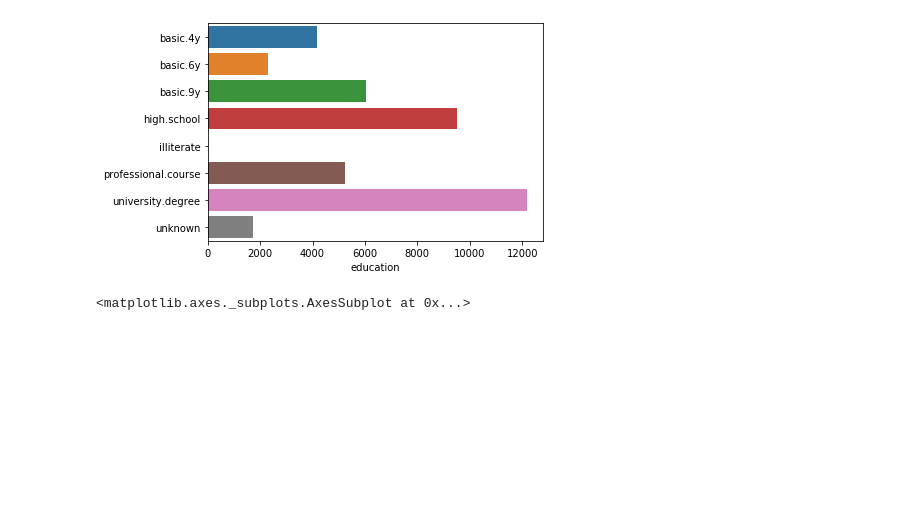
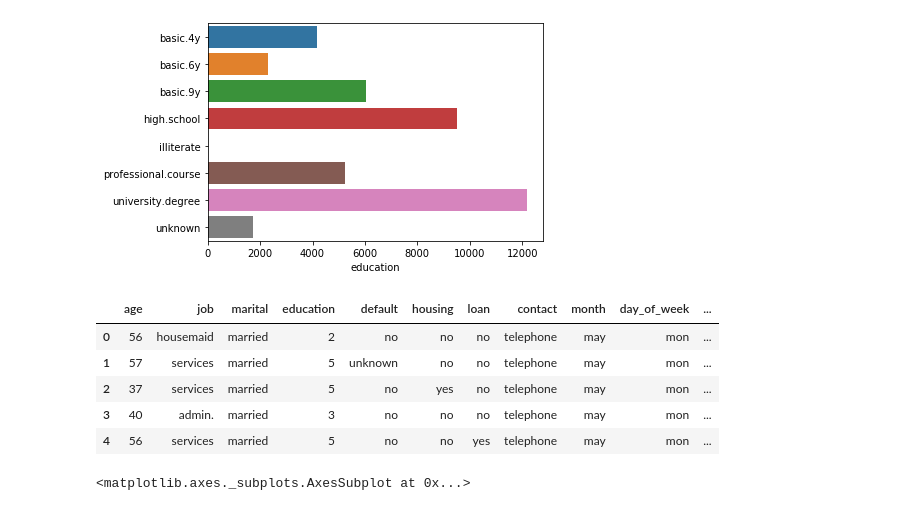
Before and after one commit to panyihuei/datamining-learning, a Jupyter notebook: HW1 Decision Tree/HW 1 Bank marketing.ipynb, the cells around one changed output. Saved outputs shown, nothing was run; the diff lists cells and outputs as text; code cells hidden in the pictures; blank space fills up the shorter version.

```diff
--- a/HW1 Decision Tree/HW 1 Bank marketing.ipynb
+++ b/HW1 Decision Tree/HW 1 Bank marketing.ipynb
@@ -103,6 +111,22 @@ sns.barplot(x = df3,y = df3.index)
 # %% [output]
 <matplotlib.axes._subplots.AxesSubplot at 0x...>
 [figure]
+# %%
+def encode_edu_attrs(data1):
+    order_dict = {"illiterate":1, "basic.4y":2, "basic.6y":3, "basic.9y":4,"high.school":5,  "professional.course":6, "university.degree":7,"unknown":"unknown"}
+    data1['education'] = data1['education'].map(order_dict)
+    return data1
+# %%
+data2 = encode_edu_attrs(data1)
+# %%
+data2.head()
+# %% [output]
+|  | age | job | marital | education | default | housing | loan | contact | month | day_of_week | ... |
+| 0 | 56 | housemaid | married | 2 | no | no | no | telephone | may | mon | ... |
+| 1 | 57 | services | married | 5 | unknown | no | no | telephone | may | mon | ... |
+| 2 | 37 | services | married | 5 | no | yes | no | telephone | may | mon | ... |
+| 3 | 40 | admin. | married | 3 | no | no | no | telephone | may | mon | ... |
+| 4 | 56 | services | married | 5 | no | no | yes | telephone | may | mon | ... |
 # %%
 df4 = data1['default'].value_counts().sort_index()
 sns.barplot(x = df4.index,y = df4)
```
Also changed, not shown: parts of 12 cells of this notebook.
